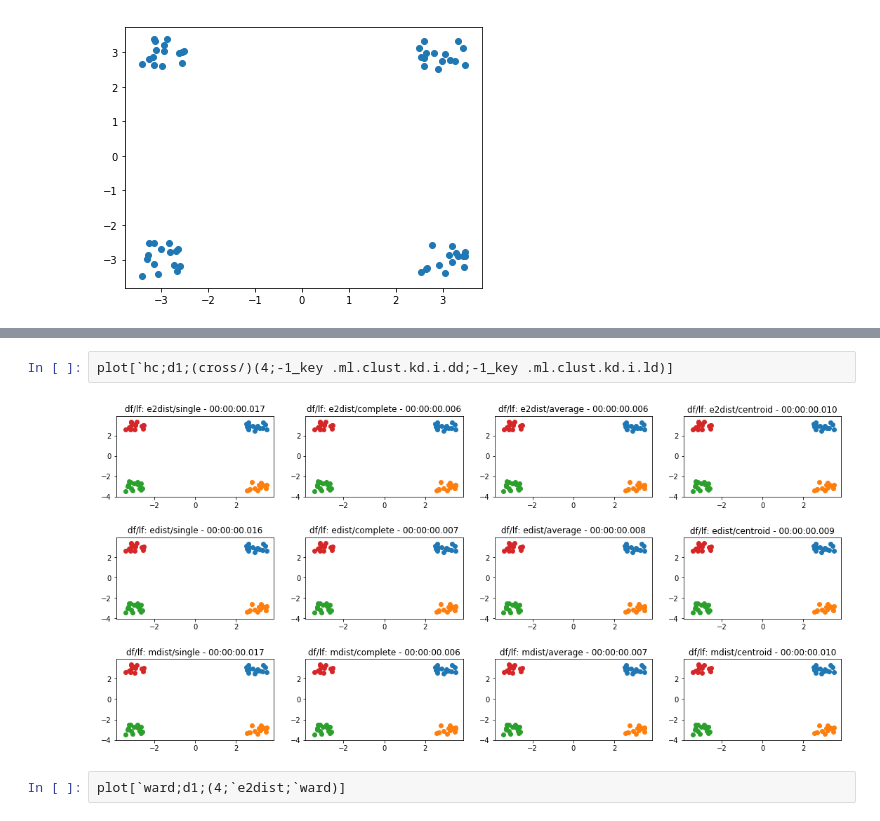
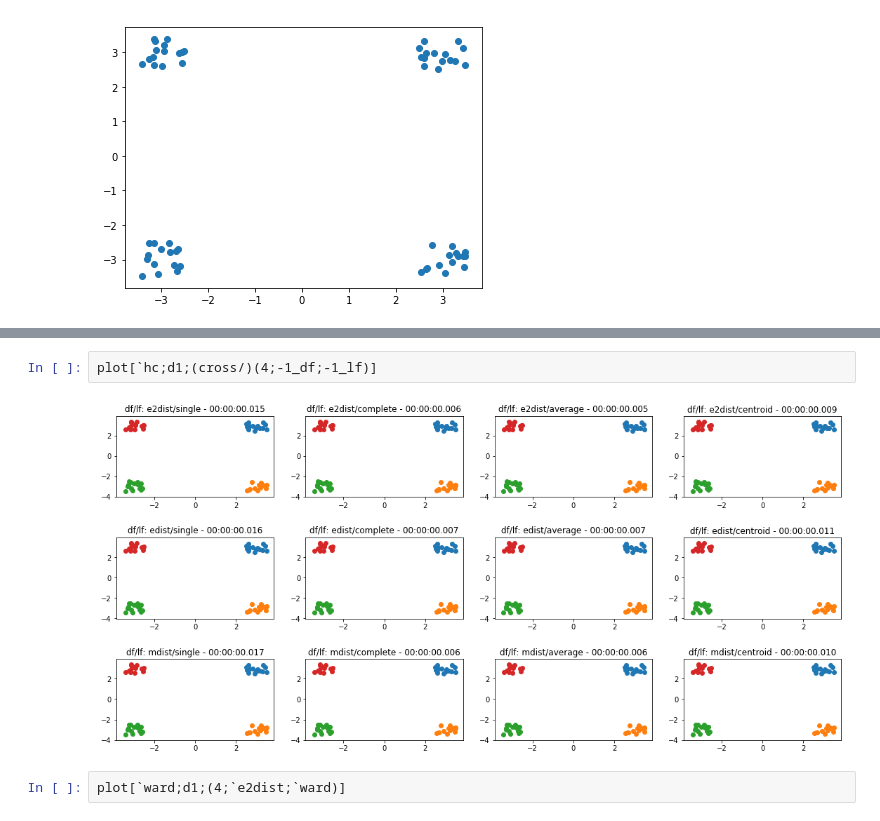
Before and after one commit to KxSystems/ml, a Jupyter notebook: clust/notebooks/clustering.ipynb, the cells around one changed output, grey strips where cells are left out. Saved outputs shown, nothing was run; the diff lists cells and outputs as text.

```diff
--- a/clust/notebooks/clustering.ipynb
+++ b/clust/notebooks/clustering.ipynb
@@ -36,9 +41,9 @@ plot[`dbscan;d1;(cross/)(-1_key .ml.clust.kd.i.dd;5;5)]
 # %% [output]
 [figure]
-# %%
-plot[`hc;d1;(cross/)(4;-1_key .ml.clust.kd.i.dd;-1_key .ml.clust.kd.i.ld)]
-# %% [output]
-[figure, removed]
+# %%
+plot[`hc;d1;(cross/)(4;-1_df;-1_lf)]
+# %% [output]
+[figure, added]
 # %%
 plot[`ward;d1;(4;`e2dist;`ward)]
 # %% [output]
```
Also changed, not shown: parts of 29 cells of this notebook, 5 other files.
